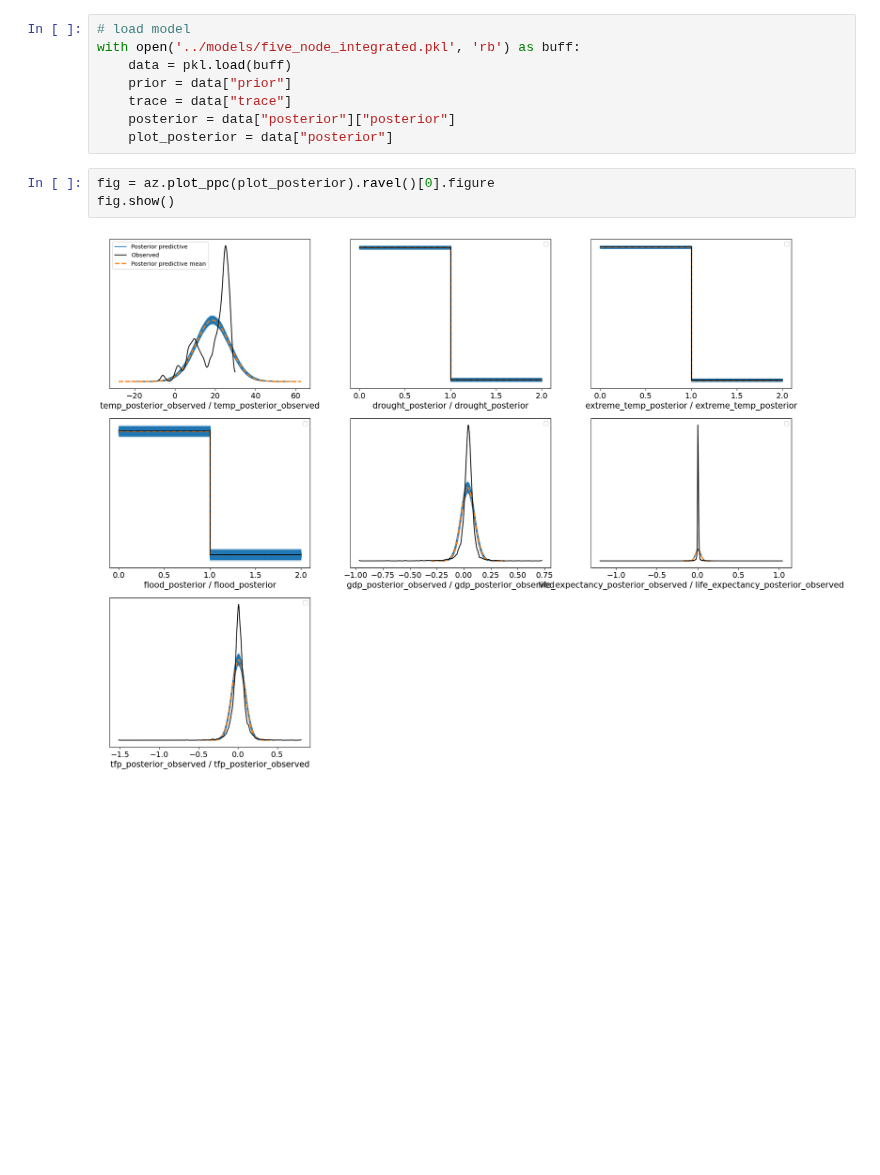
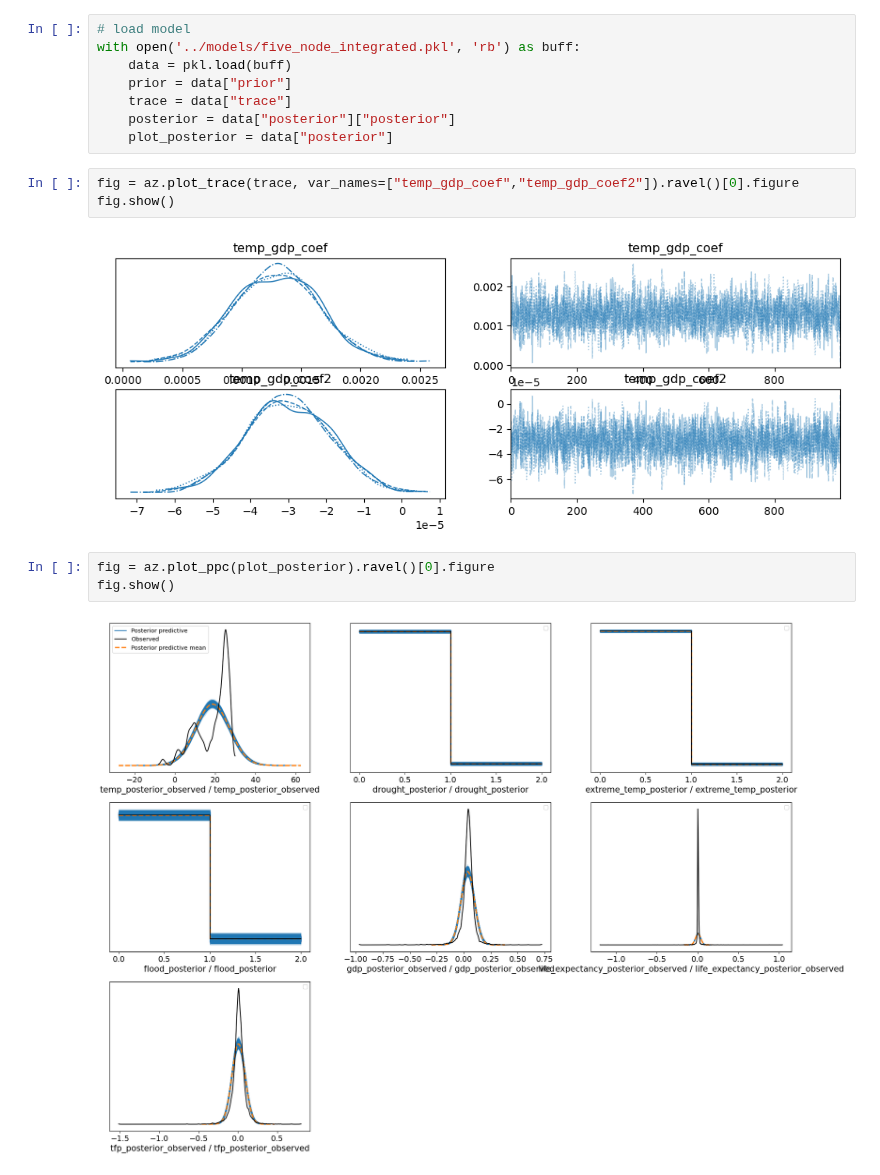
Before and after one commit to greenguy33/environmental-bayesian-modeling, a Jupyter notebook: notebooks/integrated_five_node_model.ipynb, the cells around one changed output. Cells and saved outputs as stored; diff of their text form; blank space fills up the shorter version.

```diff
--- a/notebooks/integrated_five_node_model.ipynb
+++ b/notebooks/integrated_five_node_model.ipynb
@@ -120,6 +129,11 @@ with open('../models/five_node_integrated.pkl', 'rb') as buff:
     trace = data["trace"]
     posterior = data["posterior"]["posterior"]
     plot_posterior = data["posterior"]
+# %%
+fig = az.plot_trace(trace, var_names=["temp_gdp_coef","temp_gdp_coef2"]).ravel()[0].figure
+fig.show()
+# %% [output]
+[figure, added]
 # %%
 fig = az.plot_ppc(plot_posterior).ravel()[0].figure
 fig.show()
```
Also changed, not shown: parts of 15 cells of this notebook, 2 other files.
